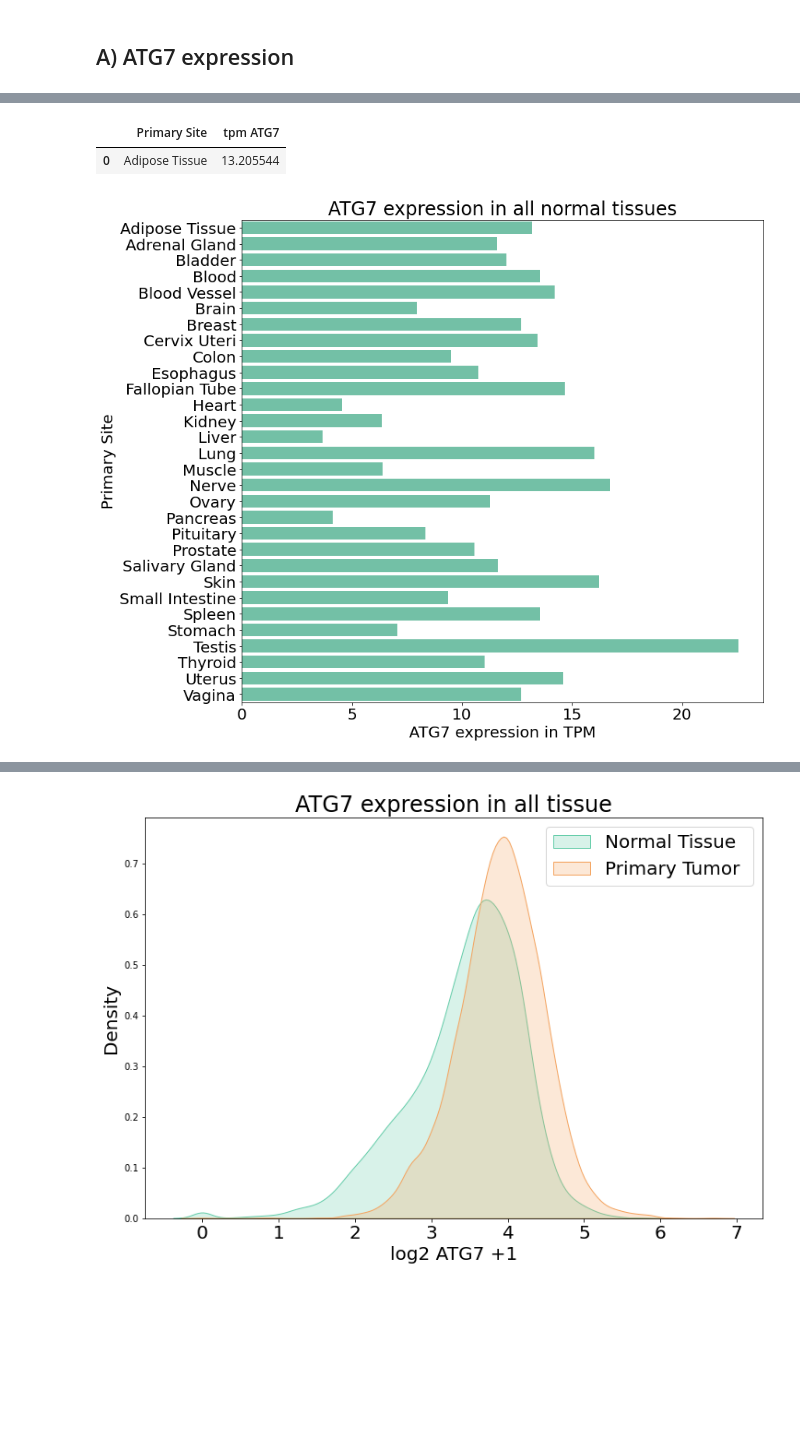
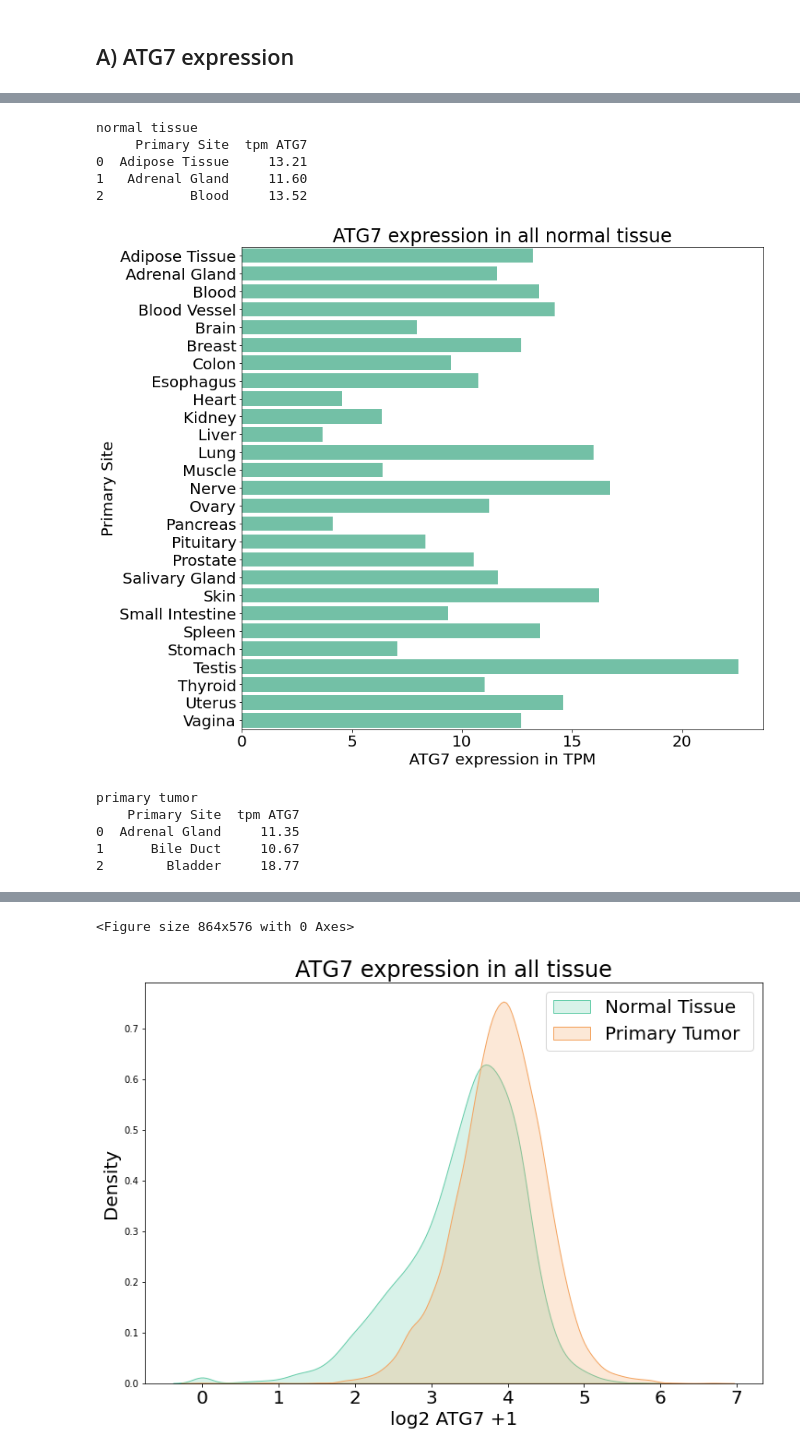
Before and after one commit to Keviosta/Article_short_isoform_ATG7_private, a Jupyter notebook: ATG7/atg7_all_tissue_analyse/ATG7 characterisation/all_organs_ATG7_isoform_characterisation.ipynb, the cells around one changed output, grey strips where cells are left out. Cells and saved outputs as stored; diff of their text form; code cells hidden in the pictures; blank space fills up the shorter version.

```diff
--- a/ATG7/atg7_all_tissue_analyse/ATG7 characterisation/all_organs_ATG7_isoform_characterisation.ipynb
+++ b/ATG7/atg7_all_tissue_analyse/ATG7 characterisation/all_organs_ATG7_isoform_characterisation.ipynb
@@ -82,0 +46,8 @@ df_sampletype.head()
+# %%
+#How many samples represent each organs?
+all_data = [[df_ATG7_Normal, 'normal_tissue'], [df_ATG7_Primary, 'primary_tumor']]
+
+for data in all_data:
+    print(data[1].upper())
+    print(data[0]["Primary_Site"].value_counts())
+    print('___________________________________')
@@ -98,20 +169,38 @@ findfont: Font family ['FreeSans'] not found. Falling back to DejaVu Sans.
-# %%
-# df with only Normal
-hist_df_sampletype = df_sampletype.reset_index()
-hist_df_sampletype = hist_df_sampletype[['Primary Site','tpm ATG7']]
-hist_df_sampletype.head(1)
-# %% [output]
-|  | Primary Site | tpm ATG7 |
-| 0 | Adipose Tissue | 13.205544 |
 # %%
-# Seaborn
-seaborn.barplot(data = hist_df_sampletype, x =  'tpm ATG7', y = 'Primary Site', color = 'mediumaquamarine')
-plt.title('ATG7 expression in all normal tissues')
-plt.xlabel('ATG7 expression in TPM')
-plt.subplots_adjust(top=1.2)
-plt.yticks(fontsize=20)
+all_data = [[df_sampletype_normal, 'normal tissue', 'mediumaquamarine'],
+            [df_sampletype_primary, 'primary tumor', 'sandybrown']]
 
-path = 'ATG7/figs_ATG7_characterisation/'
-plt.savefig(output_file_directory+path+'barplot_tpm.svg')
+for data in all_data:
+    df = data[0]
+    label = data[1]
+    color_ = data[2]
+
+    print(label)
+    hist_df = df.reset_index()
+    hist_df = hist_df[['Primary Site','tpm ATG7']]
+    print(hist_df.head(3))
+
+    # Seaborn
+    seaborn.barplot(data = hist_df, x =  'tpm ATG7', y = 'Primary Site', color = color_)
+    plt.title('ATG7 expression in all '+ label)
+    plt.xlabel('ATG7 expression in TPM')
+    plt.subplots_adjust(top=1.2)
+    plt.yticks(fontsize=20)
+    plt.show()
+
+    path = 'ATG7/figs_ATG7_characterisation/'
+    name = 'histo_organs_' + label
+    plt.savefig(output_file_directory+path+name+'.svg')
+    plt.clf()
 # %% [output]
+normal tissue
+     Primary Site  tpm ATG7
+0  Adipose Tissue     13.21
+1   Adrenal Gland     11.60
+2           Blood     13.52
-[figure, old version]
+[figure, new version]
+primary tumor
+    Primary Site  tpm ATG7
+0  Adrenal Gland     11.35
+1      Bile Duct     10.67
+2        Bladder     18.77
@@ -118,3 +208,4 @@ plt.savefig(output_file_directory+path+'barplot_tpm.svg')
+<Figure size 864x576 with 0 Axes>
 # %%
 # Distribution graph, for ATG7, iso1 & iso2
 all_dfs = [[df_ATG7_Normal, 'in all tissue', df_ATG7_Primary, 'all primary tumors']]
```
Also changed, not shown: parts of 10 cells of this notebook.
